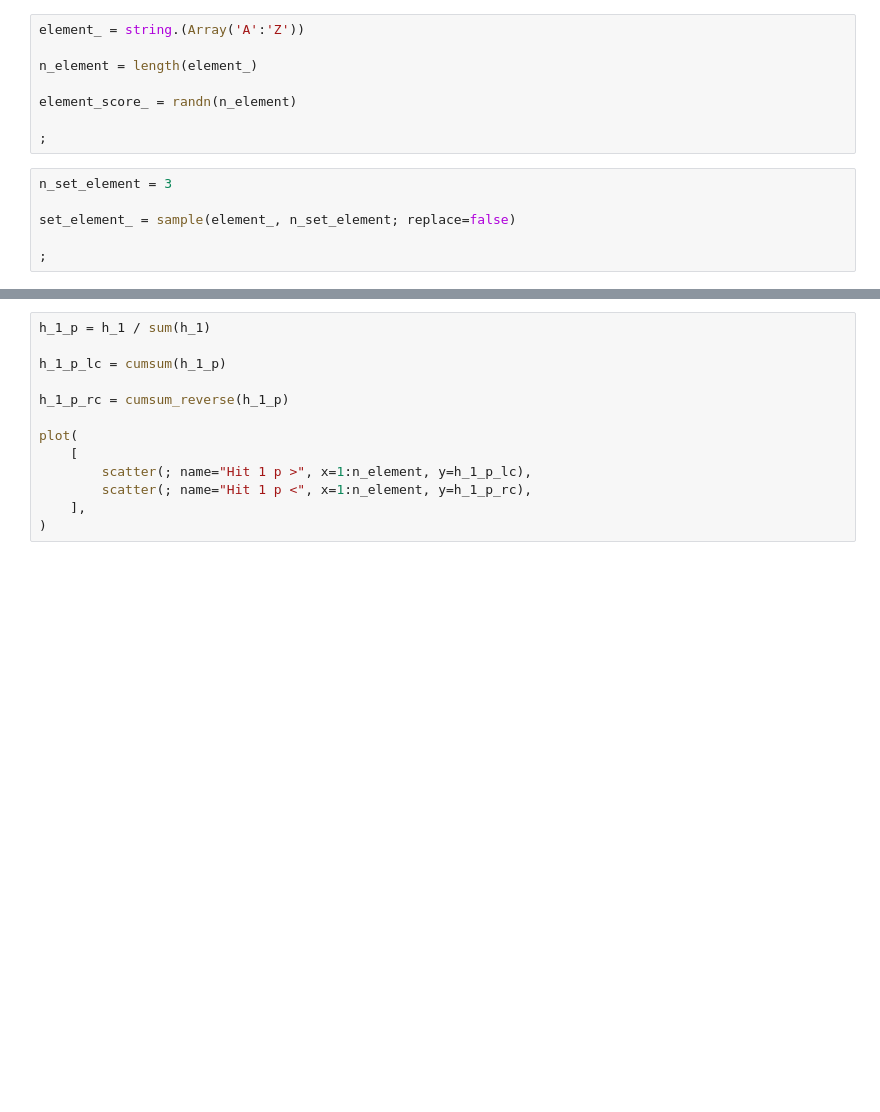
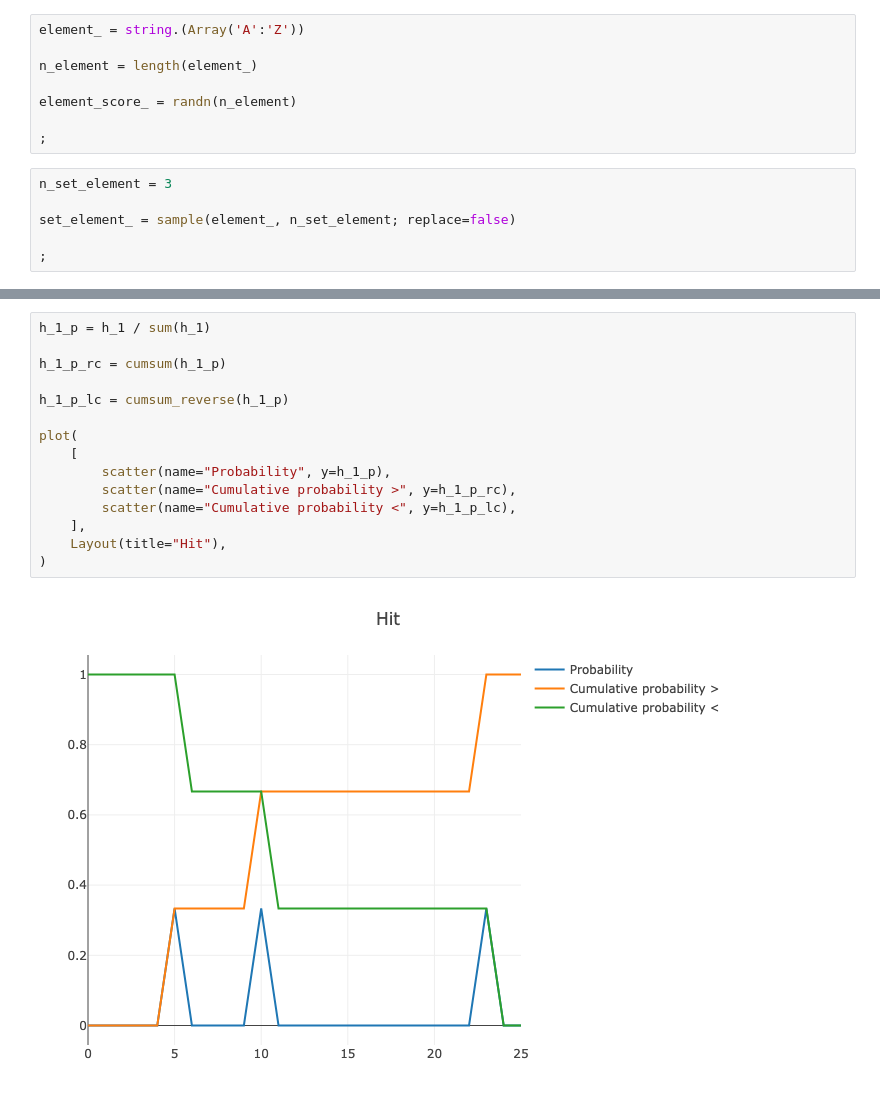
Before and after one commit to KwatME/FeatureSetEnrichment.jl, a Jupyter notebook: notebook/example.ipynb, the cells around one changed output, grey strips where cells are left out. Saved outputs shown, nothing was run; the diff lists cells and outputs as text; blank space fills up the shorter version.

```diff
--- a/notebook/example.ipynb
+++ b/notebook/example.ipynb
@@ -51,16 +52,20 @@ end
 # %%
 h_1_p = h_1 / sum(h_1)
 
-h_1_p_lc = cumsum(h_1_p)
+h_1_p_rc = cumsum(h_1_p)
 
-h_1_p_rc = cumsum_reverse(h_1_p)
+h_1_p_lc = cumsum_reverse(h_1_p)
 
 plot(
     [
-        scatter(; name="Hit 1 p >", x=1:n_element, y=h_1_p_lc),
-        scatter(; name="Hit 1 p <", x=1:n_element, y=h_1_p_rc),
+        scatter(name="Probability", y=h_1_p),
+        scatter(name="Cumulative probability >", y=h_1_p_rc),
+        scatter(name="Cumulative probability <", y=h_1_p_lc),
     ],
+    Layout(title="Hit"),
 )
+# %% [output]
+[figure, added]
 # %%
 m_1_p = m_1 / sum(m_1)
 
```
Also changed, not shown: parts of 11 cells of this notebook.
